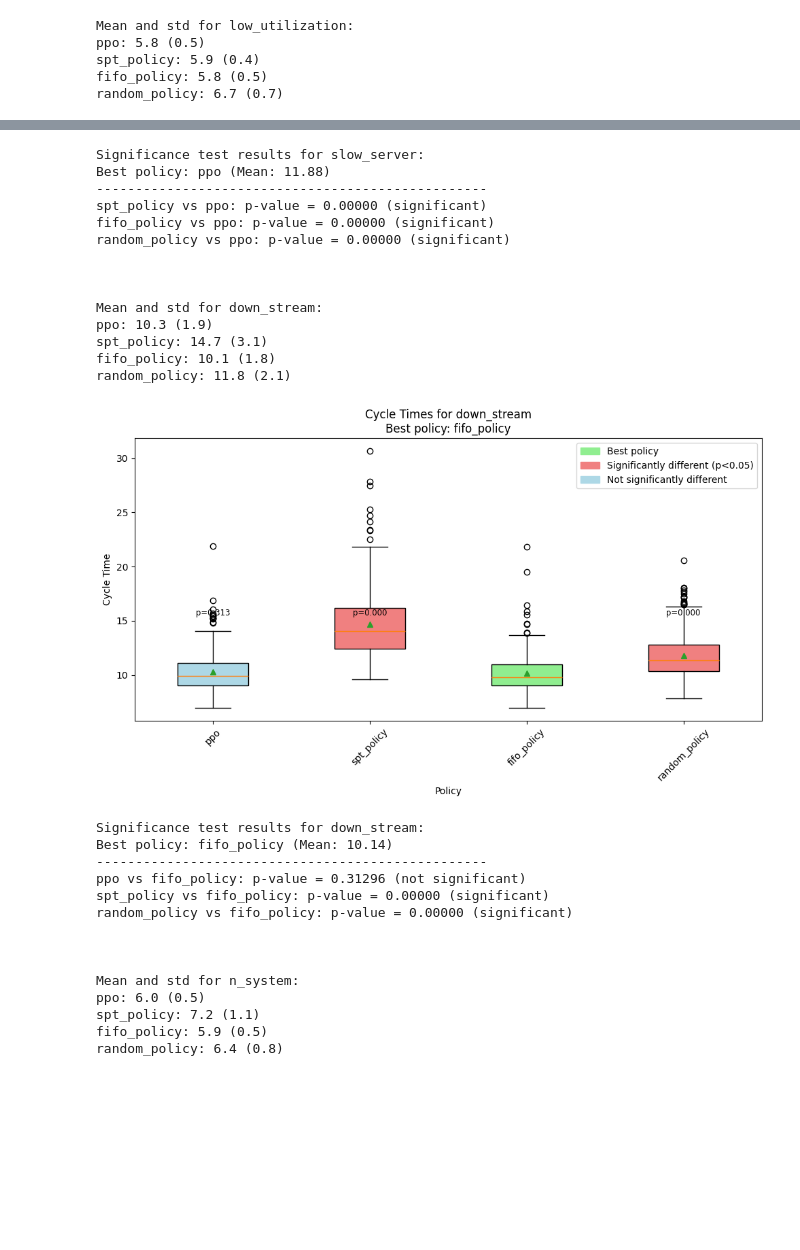
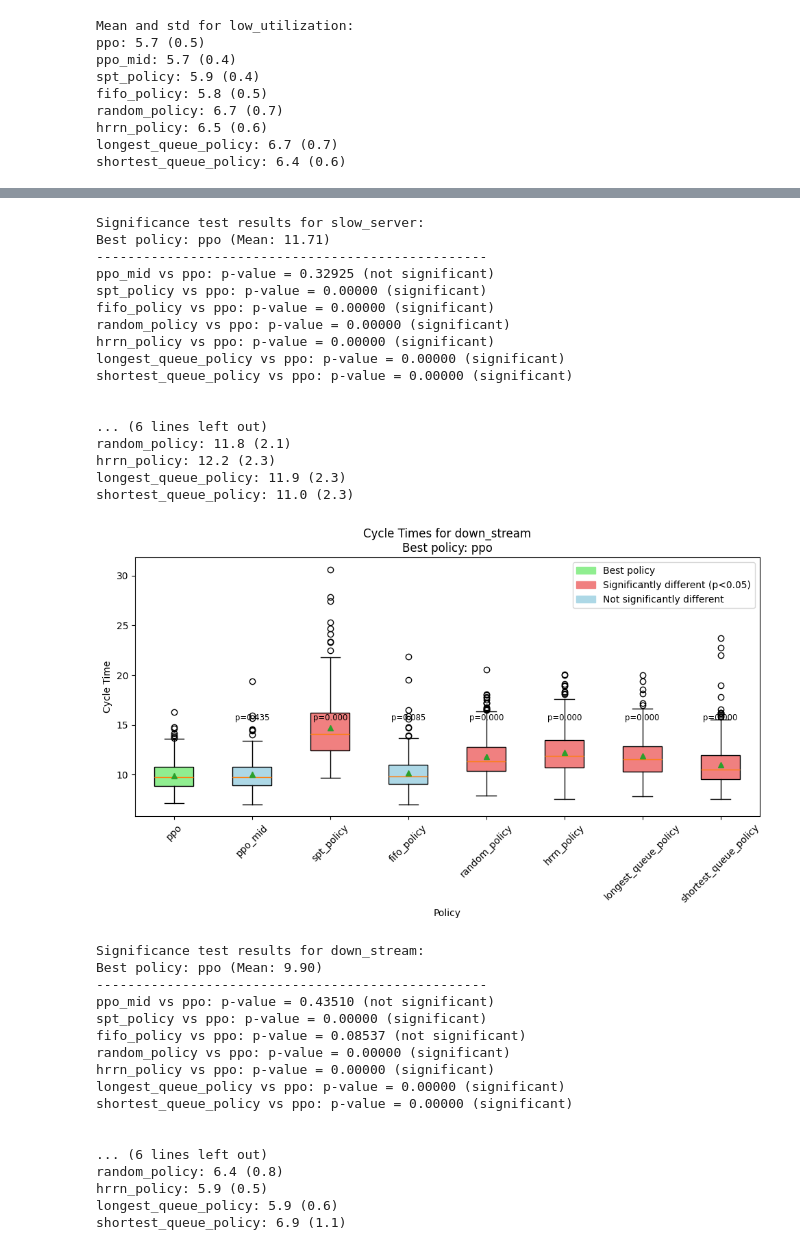
Before and after one commit to jeroenmiddelhuis/BPO_heuristics, a Jupyter notebook: plot_results.ipynb, the cells around one changed output, grey strips where cells are left out. Saved outputs shown, nothing was run; the diff lists cells and outputs as text; code cells hidden in the pictures; blank space fills up the shorter version.

```diff
--- a/plot_results.ipynb
+++ b/plot_results.ipynb
@@ -8,7 +8,7 @@ import matplotlib.patches as mpatches
 
 # Define the configuration types and policies
 config_types = ['low_utilization', 'high_utilization', 'slow_server', 'down_stream', 'n_system', 'parallel']
-policies = ['ppo', 'spt_policy', 'fifo_policy', 'random_policy']
+policies = ['ppo', 'ppo_mid', 'spt_policy', 'fifo_policy', 'random_policy', 'hrrn_policy', 'longest_queue_policy', 'shortest_queue_policy']
 
 # Iterate over each configuration type
 for config_type in config_types:
@@ -19,8 +19,10 @@ for config_type in config_types:
     # Read data for each policy
     for policy in policies:
         file_path = f'results/{config_type}/{config_type}_{policy}.txt'
-        if policy == 'ppo':
-            file_path = f'results/{config_type}/{config_type}_{policy}.txt'
+        # if policy == 'ppo':
+        #     file_path = f'results/{config_type}/{config_type}_{policy}.txt'
+        # elif policy == 'ppo_red':
+        #     file_path = f'results/{config_type}/{config_type}_{policy}.txt'
         if os.path.exists(file_path):
             df = pd.read_csv(file_path)
             cycle_times = df['cycle_time']
@@ -114,7 +116,11 @@ for config_type in config_types:
     print("\n")
 # %% [output]
 Mean and std for low_utilization:
-ppo: 5.8 (0.5)
+ppo: 5.7 (0.5)
+ppo_mid: 5.7 (0.4)
 spt_policy: 5.9 (0.4)
 fifo_policy: 5.8 (0.5)
 random_policy: 6.7 (0.7)
+hrrn_policy: 6.5 (0.6)
+longest_queue_policy: 6.7 (0.7)
+shortest_queue_policy: 6.4 (0.6)
@@ -152,29 +164,35 @@ random_policy: 22.4 (7.1)
 Significance test results for slow_server:
-Best policy: ppo (Mean: 11.88)
+Best policy: ppo (Mean: 11.71)
 --------------------------------------------------
+ppo_mid vs ppo: p-value = 0.32925 (not significant)
 spt_policy vs ppo: p-value = 0.00000 (significant)
 fifo_policy vs ppo: p-value = 0.00000 (significant)
 random_policy vs ppo: p-value = 0.00000 (significant)
+hrrn_policy vs ppo: p-value = 0.00000 (significant)
+longest_queue_policy vs ppo: p-value = 0.00000 (significant)
+shortest_queue_policy vs ppo: p-value = 0.00000 (significant)
 
 
-
-Mean and std for down_stream:
-ppo: 10.3 (1.9)
-spt_policy: 14.7 (3.1)
-fifo_policy: 10.1 (1.8)
+... (6 lines left out)
 random_policy: 11.8 (2.1)
+hrrn_policy: 12.2 (2.3)
+longest_queue_policy: 11.9 (2.3)
+shortest_queue_policy: 11.0 (2.3)
-[figure, old version]
+[figure, new version]
 Significance test results for down_stream:
-Best policy: fifo_policy (Mean: 10.14)
+Best policy: ppo (Mean: 9.90)
 --------------------------------------------------
-ppo vs fifo_policy: p-value = 0.31296 (not significant)
-spt_policy vs fifo_policy: p-value = 0.00000 (significant)
-random_policy vs fifo_policy: p-value = 0.00000 (significant)
+ppo_mid vs ppo: p-value = 0.43510 (not significant)
+spt_policy vs ppo: p-value = 0.00000 (significant)
+fifo_policy vs ppo: p-value = 0.08537 (not significant)
+random_policy vs ppo: p-value = 0.00000 (significant)
+hrrn_policy vs ppo: p-value = 0.00000 (significant)
+longest_queue_policy vs ppo: p-value = 0.00000 (significant)
+shortest_queue_policy vs ppo: p-value = 0.00000 (significant)
 
 
-
-Mean and std for n_system:
-ppo: 6.0 (0.5)
-spt_policy: 7.2 (1.1)
-fifo_policy: 5.9 (0.5)
+... (6 lines left out)
 random_policy: 6.4 (0.8)
+hrrn_policy: 5.9 (0.5)
+longest_queue_policy: 5.9 (0.6)
+shortest_queue_policy: 6.9 (1.1)
```
Also changed, not shown: parts of 3 cells of this notebook, 13 other files.
